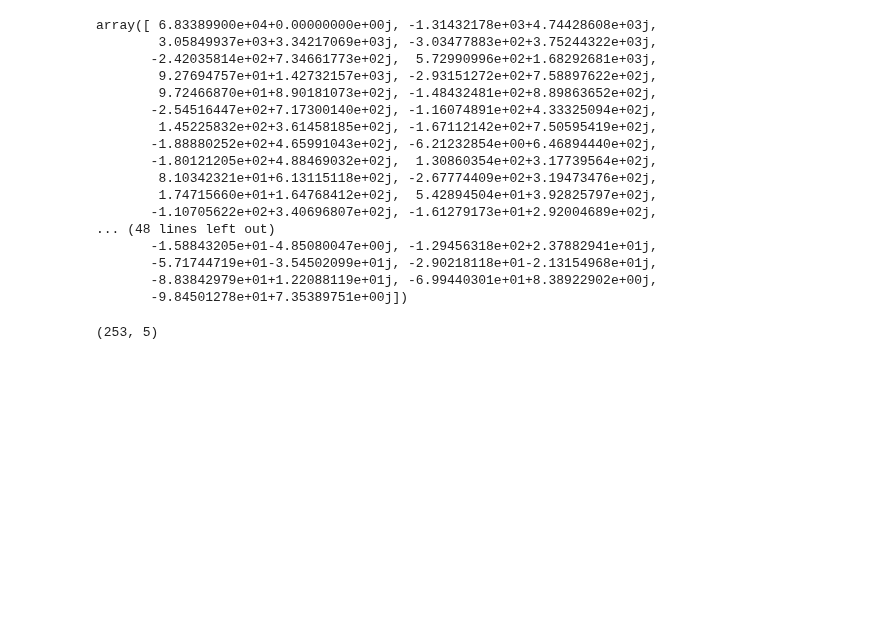
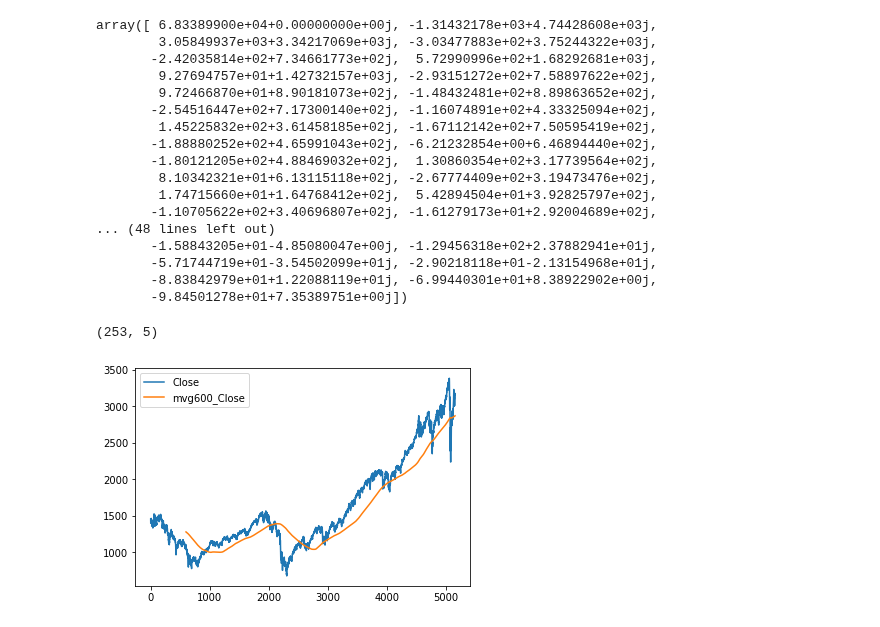
Before and after one commit to allen-chiang/Time-Series-Transformer, a Jupyter notebook: time_series_transform/stock_transform/Test.ipynb, the cells around one changed output. Saved outputs shown, nothing was run; the diff lists cells and outputs as text; code cells hidden in the pictures; blank space fills up the shorter version.

```diff
--- a/time_series_transform/stock_transform/Test.ipynb
+++ b/time_series_transform/stock_transform/Test.ipynb
@@ -271,0 +275,4 @@ df.shape
+# %%
+df = pd.read_csv('../../Data/Stock/sp.csv')
+# %%
+stock = Stock(df,'sp500')
@@ -271,0 +282,4 @@ df.shape
+# %%
+stock.plot(['Close','mvg600_Close'])
+# %% [output]
+[figure, added]
```
Also changed, not shown: parts of 2 cells of this notebook, 2 other files.
